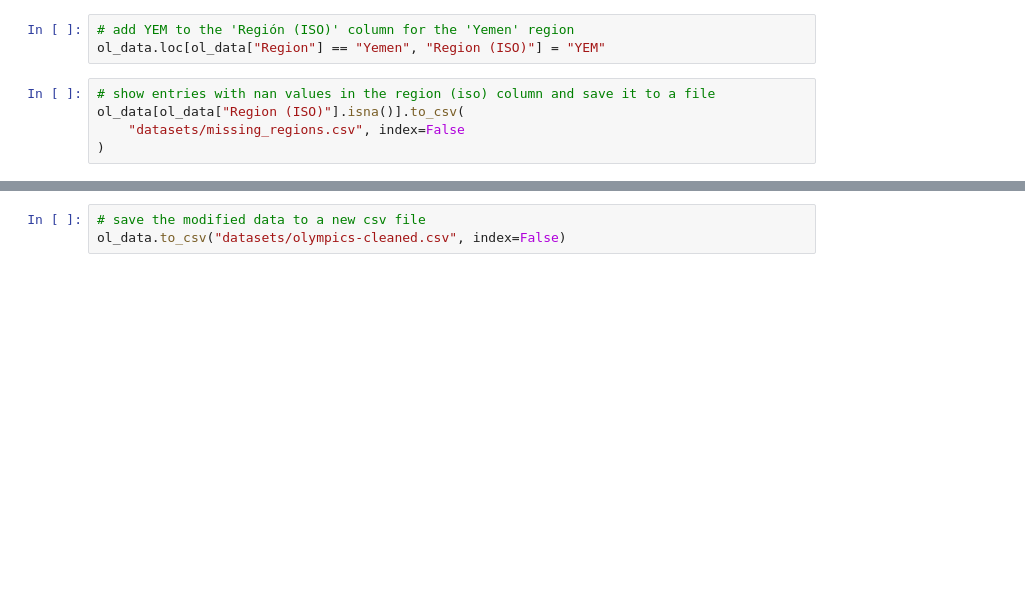
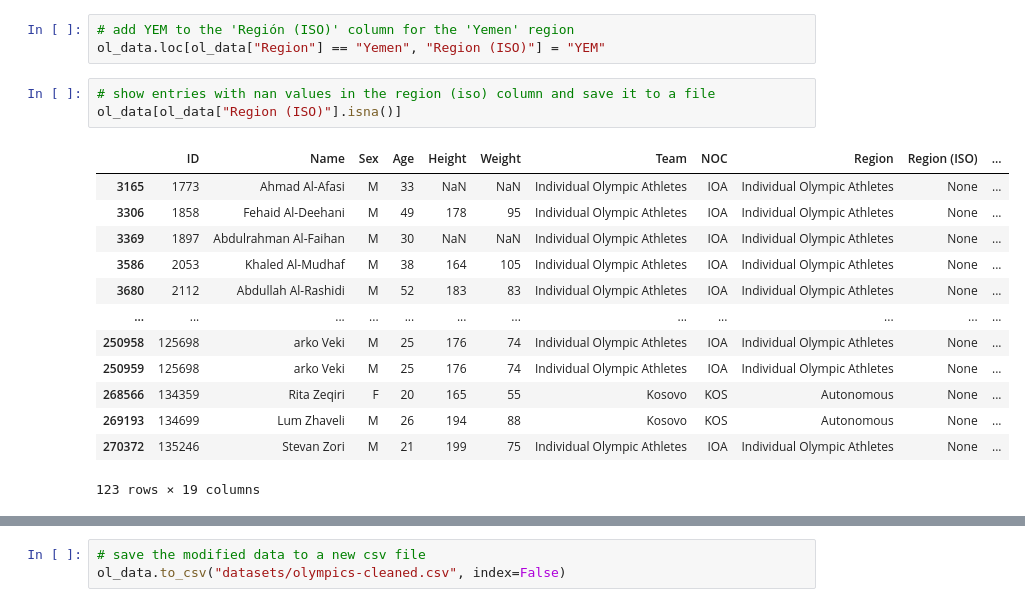
Before and after one commit to agutierrezmorag/olympic-games-datamart, a Jupyter notebook: olympics.ipynb, the cells around one changed output, grey strips where cells are left out. Cells and saved outputs as stored; diff of their text form; blank space fills up the shorter version.

```diff
--- a/olympics.ipynb
+++ b/olympics.ipynb
@@ -331,8 +332,20 @@ ol_data.head()
 ol_data.loc[ol_data["Region"] == "Yemen", "Region (ISO)"] = "YEM"
 # %%
 # show entries with nan values in the region (iso) column and save it to a file
-ol_data[ol_data["Region (ISO)"].isna()].to_csv(
-    "datasets/missing_regions.csv", index=False
-)
+ol_data[ol_data["Region (ISO)"].isna()]
+# %% [output]
+|  | ID | Name | Sex | Age | Height | Weight | Team | NOC | Region | Region (ISO) | ... |
+| 3165 | 1773 | Ahmad Al-Afasi | M | 33 | NaN | NaN | Individual Olympic Athletes | IOA | Individual Olympic Athletes | None | ... |
+| 3306 | 1858 | Fehaid Al-Deehani | M | 49 | 178 | 95 | Individual Olympic Athletes | IOA | Individual Olympic Athletes | None | ... |
+| 3369 | 1897 | Abdulrahman Al-Faihan | M | 30 | NaN | NaN | Individual Olympic Athletes | IOA | Individual Olympic Athletes | None | ... |
+| 3586 | 2053 | Khaled Al-Mudhaf | M | 38 | 164 | 105 | Individual Olympic Athletes | IOA | Individual Olympic Athletes | None | ... |
+| 3680 | 2112 | Abdullah Al-Rashidi | M | 52 | 183 | 83 | Individual Olympic Athletes | IOA | Individual Olympic Athletes | None | ... |
+| ... | ... | ... | ... | ... | ... | ... | ... | ... | ... | ... | ... |
+| 250958 | 125698 | arko Veki | M | 25 | 176 | 74 | Individual Olympic Athletes | IOA | Individual Olympic Athletes | None | ... |
+| 250959 | 125698 | arko Veki | M | 25 | 176 | 74 | Individual Olympic Athletes | IOA | Individual Olympic Athletes | None | ... |
+| 268566 | 134359 | Rita Zeqiri | F | 20 | 165 | 55 | Kosovo | KOS | Autonomous | None | ... |
+| 269193 | 134699 | Lum Zhaveli | M | 26 | 194 | 88 | Kosovo | KOS | Autonomous | None | ... |
+| 270372 | 135246 | Stevan Zori | M | 21 | 199 | 75 | Individual Olympic Athletes | IOA | Individual Olympic Athletes | None | ... |
+123 rows × 19 columns
 # %%
 # add a Entidad column that is read from another file, based on the noc code
```
Also changed, not shown: parts of 14 cells of this notebook, 4 other files.
